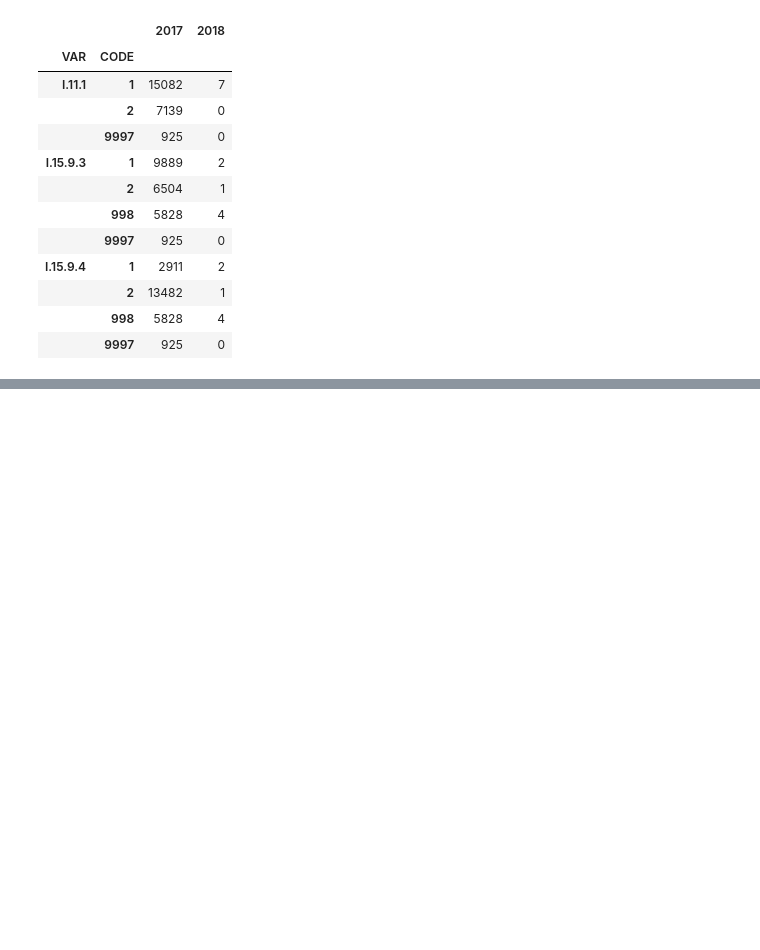
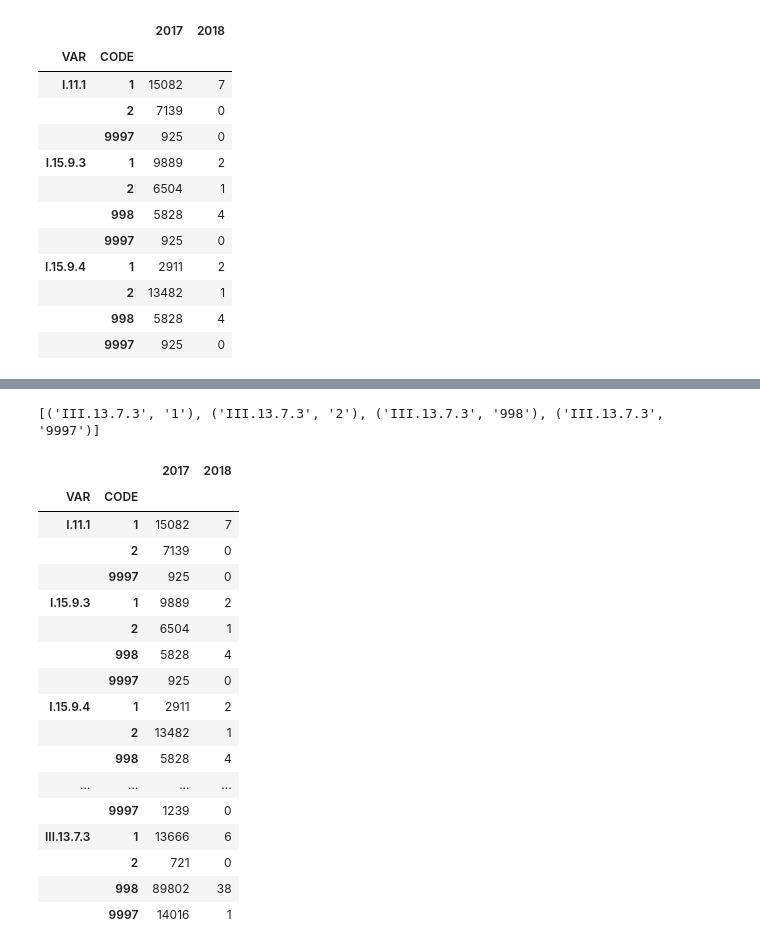
Before and after one commit to nymarya/analise-correlacao-sifilis, a Jupyter notebook: notebooks/3.0-banco-pmaq.ipynb, the cells around one changed output, grey strips where cells are left out. Drawn from its saved outputs; the diff is of its cells as text; code cells hidden in the pictures; blank space fills up the shorter version.

```diff
--- a/notebooks/3.0-banco-pmaq.ipynb
+++ b/notebooks/3.0-banco-pmaq.ipynb
@@ -273,0 +352,5 @@ df_final
+# %%
+#m3: III.13.7.3
+df6 = pd.pivot_table(m3_df, index=['III.13.7.3'], columns=['ANO'], values=['CNES_FINAL'],
+               aggfunc='count', fill_value=0)
+df6
@@ -273,0 +365,28 @@ df_final
+# %%
+cols = [['III.13.7.3', 'III.13.7.3', 'III.13.7.3', 'III.13.7.3'],
+       ['1', '2', '998', '9997']]
+tuples = list(zip(*cols))
+print(tuples)
+index = pd.MultiIndex.from_tuples(tuples, names=['VAR', 'CODE'])
+df_final = df_final.append(pd.DataFrame(df6.values, index=index, columns=['2017', '2018']))
+df_final
+# %% [output]
+[('III.13.7.3', '1'), ('III.13.7.3', '2'), ('III.13.7.3', '998'), ('III.13.7.3', '9997')]
+|  |  | 2017 | 2018 |
+| VAR | CODE |  |  |
+| I.11.1 | 1 | 15082 | 7 |
+|  | 2 | 7139 | 0 |
+|  | 9997 | 925 | 0 |
+| I.15.9.3 | 1 | 9889 | 2 |
+|  | 2 | 6504 | 1 |
+|  | 998 | 5828 | 4 |
+|  | 9997 | 925 | 0 |
+| I.15.9.4 | 1 | 2911 | 2 |
+|  | 2 | 13482 | 1 |
+|  | 998 | 5828 | 4 |
+| ... | ... | ... | ... |
+|  | 9997 | 1239 | 0 |
+| III.13.7.3 | 1 | 13666 | 6 |
+|  | 2 | 721 | 0 |
+|  | 998 | 89802 | 38 |
+|  | 9997 | 14016 | 1 |
```
Also changed, not shown: parts of 6 cells of this notebook.
